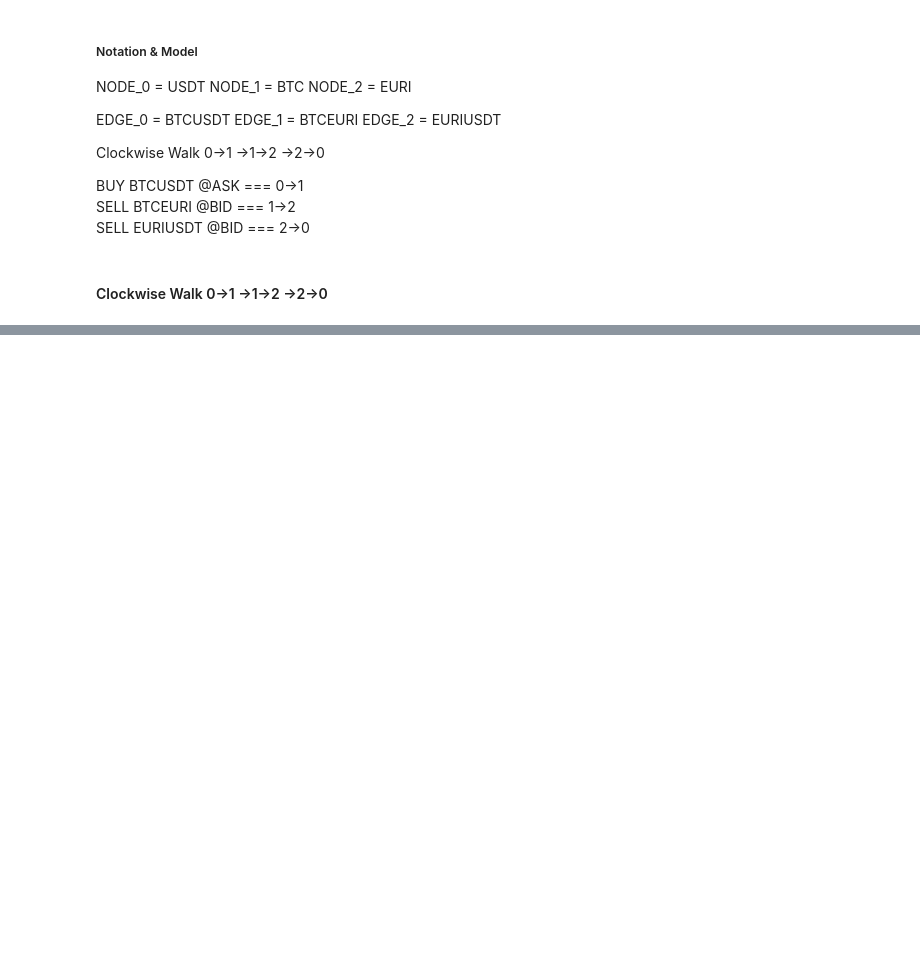
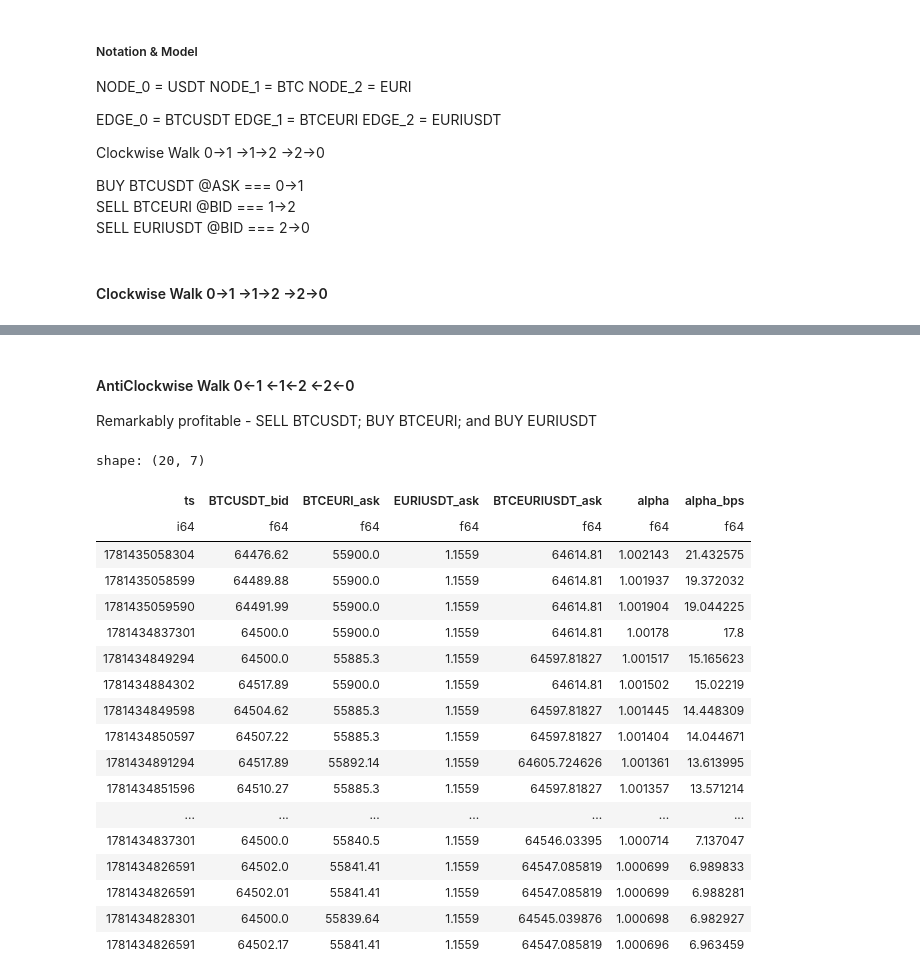
Before and after one commit to IsuruMahakumara/alphanode-forge, a Jupyter notebook: research/eda_offline_alpha_eval_audit.ipynb, the cells around one changed output, grey strips where cells are left out. Saved outputs shown, nothing was run; the diff lists cells and outputs as text; code cells hidden in the pictures; blank space fills up the shorter version.

```diff
--- a/research/eda_offline_alpha_eval_audit.ipynb
+++ b/research/eda_offline_alpha_eval_audit.ipynb
@@ -149,3 +141,37 @@ shape: (193, 6)
+# %% [markdown]
+#### AntiClockwise Walk   0←1 ←1←2  ←2←0
+
+Remarkably profitable - SELL BTCUSDT; BUY BTCEURI; and BUY EURIUSDT
+# %%
+anticlockwise_walk = market_rates_widened.select("ts", col("BTCUSDT_bid"), "BTCEURI_ask", "EURIUSDT_ask")\
+    .unique(subset=["BTCUSDT_bid", "BTCEURI_ask", "EURIUSDT_ask"])\
+    .with_columns((col("BTCEURI_ask")*col("EURIUSDT_ask")).alias("BTCEURIUSDT_ask"))\
+    .with_columns((col("BTCEURIUSDT_ask")/col("BTCUSDT_bid")).abs().alias("alpha"))\
+    .with_columns(((col("alpha")-1)/(1e-4)).alias("alpha_bps"))
+
+
+
+anticlockwise_walk.sort("alpha", descending=True).head(20)
+# %% [output]
+shape: (20, 7)
+| ts | BTCUSDT_bid | BTCEURI_ask | EURIUSDT_ask | BTCEURIUSDT_ask | alpha | alpha_bps |
+| i64 | f64 | f64 | f64 | f64 | f64 | f64 |
+| 1781435058304 | 64476.62 | 55900.0 | 1.1559 | 64614.81 | 1.002143 | 21.432575 |
+| 1781435058599 | 64489.88 | 55900.0 | 1.1559 | 64614.81 | 1.001937 | 19.372032 |
+| 1781435059590 | 64491.99 | 55900.0 | 1.1559 | 64614.81 | 1.001904 | 19.044225 |
+| 1781434837301 | 64500.0 | 55900.0 | 1.1559 | 64614.81 | 1.00178 | 17.8 |
+| 1781434849294 | 64500.0 | 55885.3 | 1.1559 | 64597.81827 | 1.001517 | 15.165623 |
+| 1781434884302 | 64517.89 | 55900.0 | 1.1559 | 64614.81 | 1.001502 | 15.02219 |
+| 1781434849598 | 64504.62 | 55885.3 | 1.1559 | 64597.81827 | 1.001445 | 14.448309 |
+| 1781434850597 | 64507.22 | 55885.3 | 1.1559 | 64597.81827 | 1.001404 | 14.044671 |
+| 1781434891294 | 64517.89 | 55892.14 | 1.1559 | 64605.724626 | 1.001361 | 13.613995 |
+| 1781434851596 | 64510.27 | 55885.3 | 1.1559 | 64597.81827 | 1.001357 | 13.571214 |
+| ... | ... | ... | ... | ... | ... | ... |
+| 1781434837301 | 64500.0 | 55840.5 | 1.1559 | 64546.03395 | 1.000714 | 7.137047 |
+| 1781434826591 | 64502.0 | 55841.41 | 1.1559 | 64547.085819 | 1.000699 | 6.989833 |
+| 1781434826591 | 64502.01 | 55841.41 | 1.1559 | 64547.085819 | 1.000699 | 6.988281 |
+| 1781434828301 | 64500.0 | 55839.64 | 1.1559 | 64545.039876 | 1.000698 | 6.982927 |
+| 1781434826591 | 64502.17 | 55841.41 | 1.1559 | 64547.085819 | 1.000696 | 6.963459 |
 # %%
 clockwise_walk.plot.line(x="ts", y="alpha")
 # %% [output]
```
Also changed, not shown: parts of 2 cells of this notebook.
